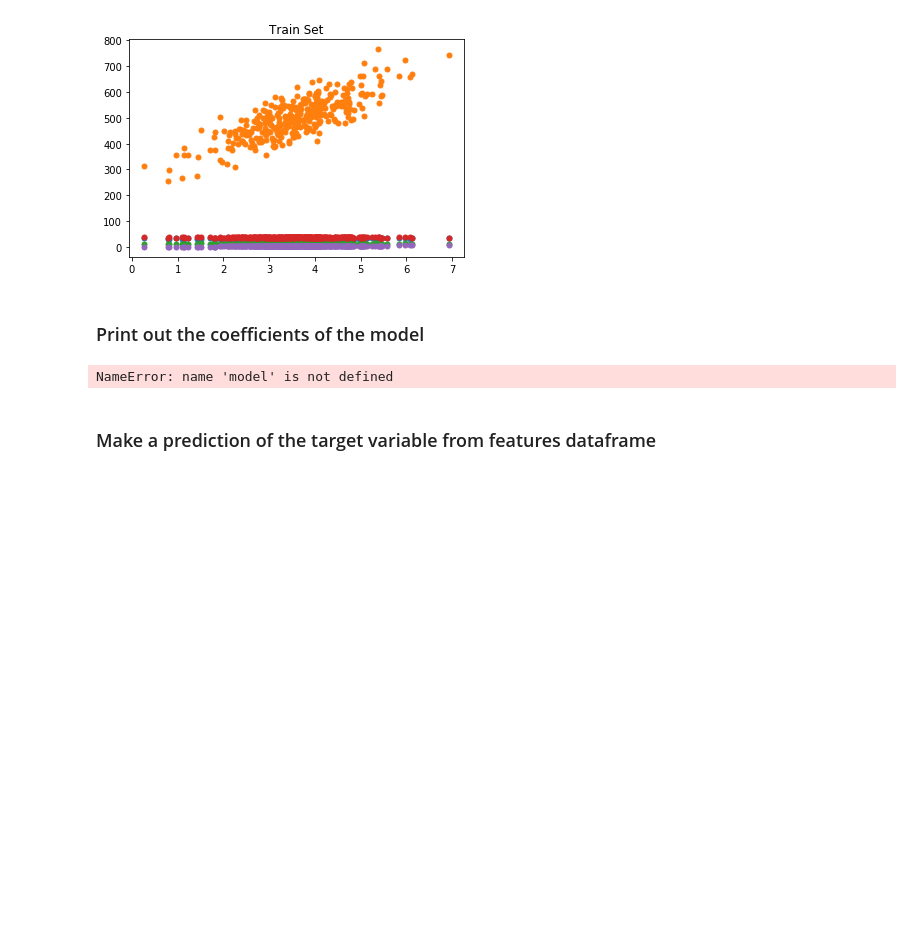
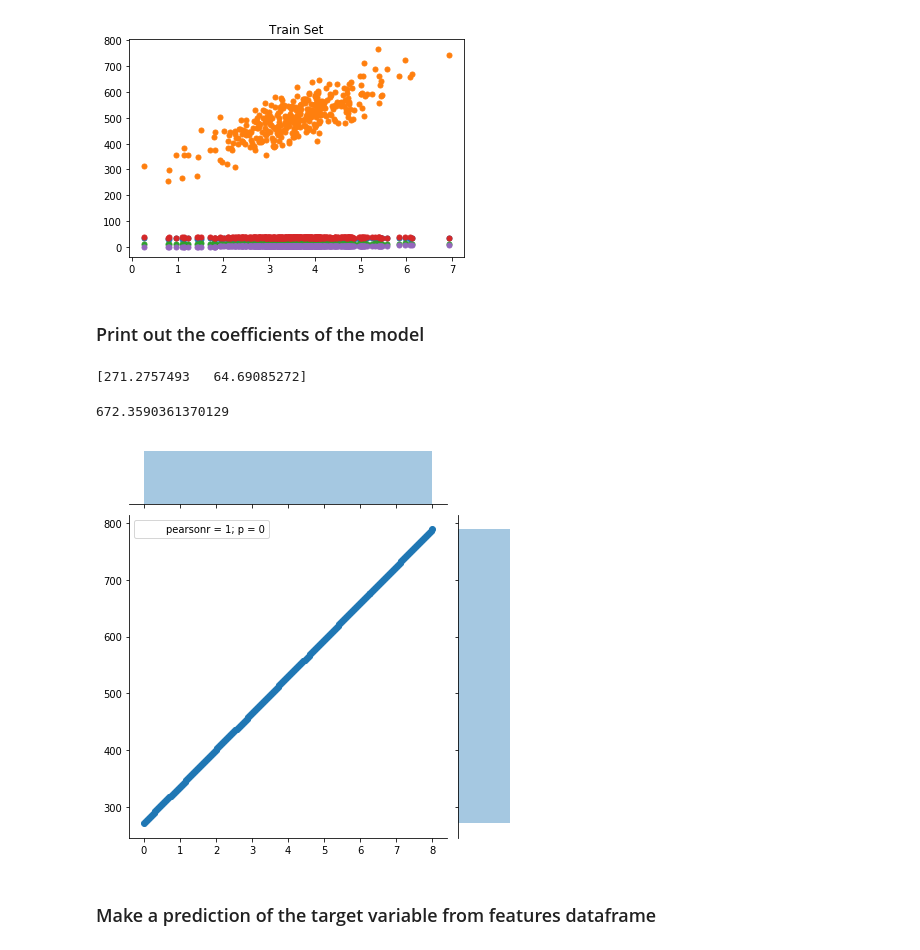
Before and after one commit to GeorgeCloud/data-science, a Jupyter notebook: regression.ipynb, the cells around one changed output. Drawn from its saved outputs; the diff is of its cells as text; code cells hidden in the pictures; blank space fills up the shorter version.

```diff
--- a/regression.ipynb
+++ b/regression.ipynb
@@ -98,9 +102,30 @@ Text(0.5,1,'Train Set')
 [figure]
 # %% [markdown]
 ### Print out the coefficients of the model
-# %%
-model
-# %% [output]
-NameError: name 'model' is not defined
+# %%
+X = df[['Avg. Session Length', 'Time on App', 'Time on Website', 'Length of Membership']]
+y = df['Yearly Amount Spent']
+X_train, X_test, y_train, y_test = train_test_split(X, y, test_size=0.3, random_state=123)
+pointer = poly.polyfit(X_train['Length of Membership'],y_train,1)
+
+
+print(pointer)
+
+hx = np.linspace(0,8,150)
+hy = poly.polyval(hx,theta)
+sb.jointplot(hx, hy)
+x = [1, 6.2]
+
+
+sum = 0
+for i in range(len(x)):
+   sum += pointer[i]*x[i]
+
+# trim( sum )
+sum
+# %% [output]
+[271.2757493   64.69085272]
+672.3590361370129
+[figure, added]
 # %% [markdown]
 ### Make a prediction of the target variable from features dataframe
```
Also changed, not shown: parts of 11 cells of this notebook.
